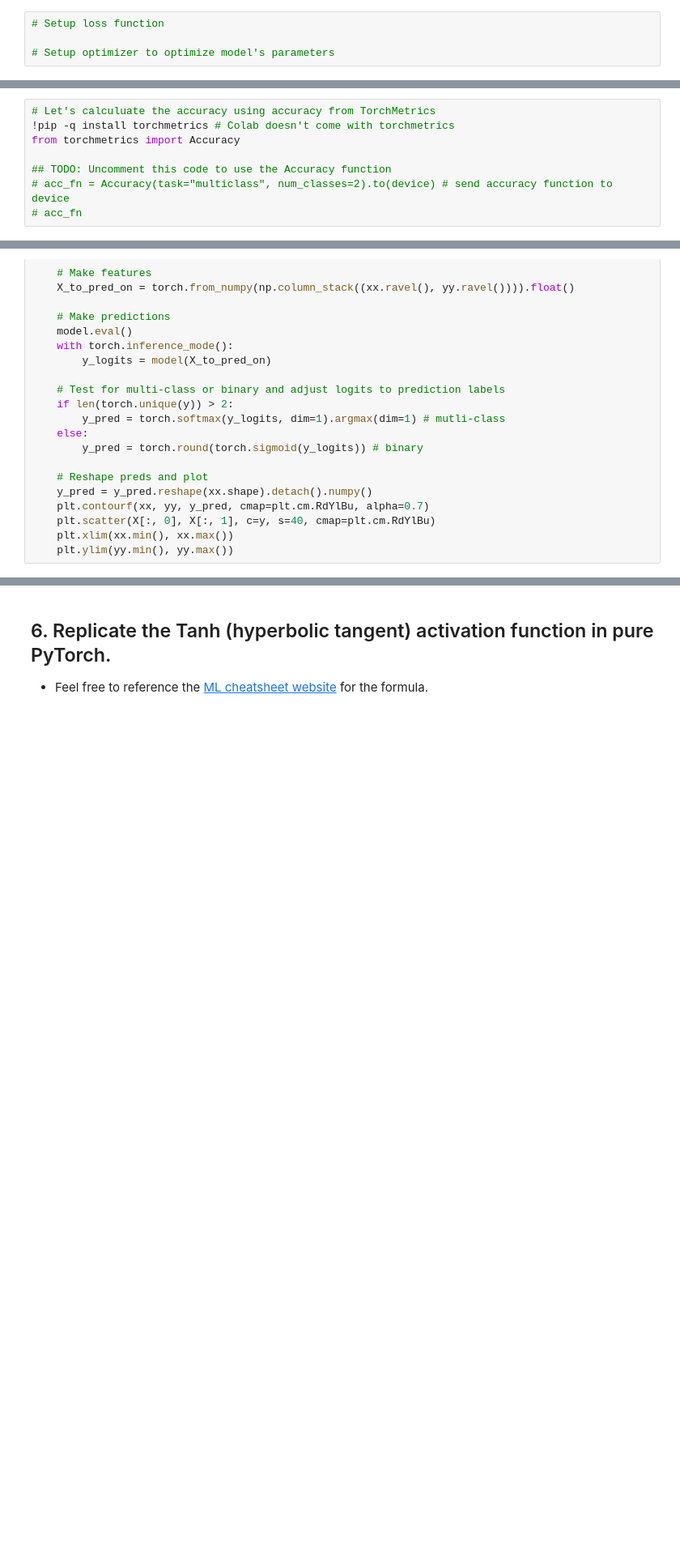
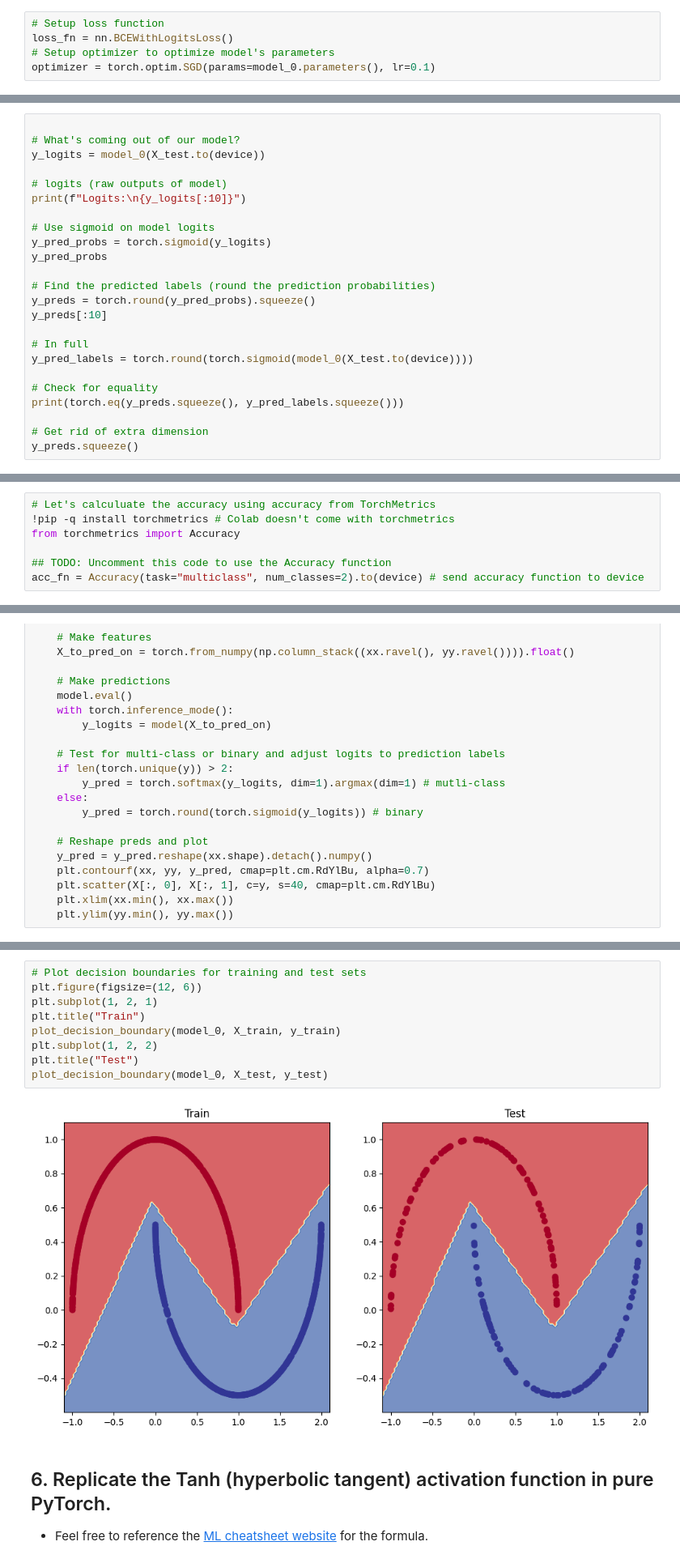
Before and after one commit to emrecosgun314/pytorch-deep-learning, a Jupyter notebook: extras/exercises/02_pytorch_classification_exercises.ipynb, the cells around one changed output, grey strips where cells are left out. Shown: that part at 81% size. Cells and saved outputs as stored; diff of their text form; blank space fills up the shorter version.

```diff
--- a/extras/exercises/02_pytorch_classification_exercises.ipynb
+++ b/extras/exercises/02_pytorch_classification_exercises.ipynb
@@ -87,7 +128,8 @@ class MoonModelV0(nn.Module):
 # %%
 # Setup loss function
-
+loss_fn = nn.BCEWithLogitsLoss()
 # Setup optimizer to optimize model's parameters
+optimizer = torch.optim.SGD(params=model_0.parameters(), lr=0.1)
 # %% [markdown]
 ## 4. Create a training and testing loop to fit the model you created in 2 to the data you created in 1.
   * Do a forward pass of the model to see what's coming out in the form of logits, prediction probabilities and labels.
@@ -114,0 +139,24 @@ Pred labels:
+# %%
+
+# What's coming out of our model?
+y_logits = model_0(X_test.to(device))
+
+# logits (raw outputs of model)
+print(f"Logits:\n{y_logits[:10]}")
+
+# Use sigmoid on model logits
+y_pred_probs = torch.sigmoid(y_logits)
+y_pred_probs
+
+# Find the predicted labels (round the prediction probabilities)
+y_preds = torch.round(y_pred_probs).squeeze()
+y_preds[:10]
+
+# In full
+y_pred_labels = torch.round(torch.sigmoid(model_0(X_test.to(device))))
+
+# Check for equality
+print(torch.eq(y_preds.squeeze(), y_pred_labels.squeeze()))
+
+# Get rid of extra dimension
+y_preds.squeeze()
@@ -118,7 +196,6 @@ Pred labels:
 from torchmetrics import Accuracy
 
 ## TODO: Uncomment this code to use the Accuracy function
-# acc_fn = Accuracy(task="multiclass", num_classes=2).to(device) # send accuracy function to device
-# acc_fn
+acc_fn = Accuracy(task="multiclass", num_classes=2).to(device) # send accuracy function to device
 # %%
 ## TODO: Uncomment this to set the seed
@@ -214,3 +308,14 @@ def plot_decision_boundary(model, X, y):
+# %%
+# Plot decision boundaries for training and test sets
+plt.figure(figsize=(12, 6))
+plt.subplot(1, 2, 1)
+plt.title("Train")
+plot_decision_boundary(model_0, X_train, y_train)
+plt.subplot(1, 2, 2)
+plt.title("Test")
+plot_decision_boundary(model_0, X_test, y_test)
+# %% [output]
+[figure, added]
 # %% [markdown]
 ## 6. Replicate the Tanh (hyperbolic tangent) activation function in pure PyTorch.
   * Feel free to reference the [ML cheatsheet website](https://ml-cheatsheet.readthedocs.io/en/latest/activation_functions.html#tanh) for the formula.
```
Also changed, not shown: parts of 12 cells of this notebook.
